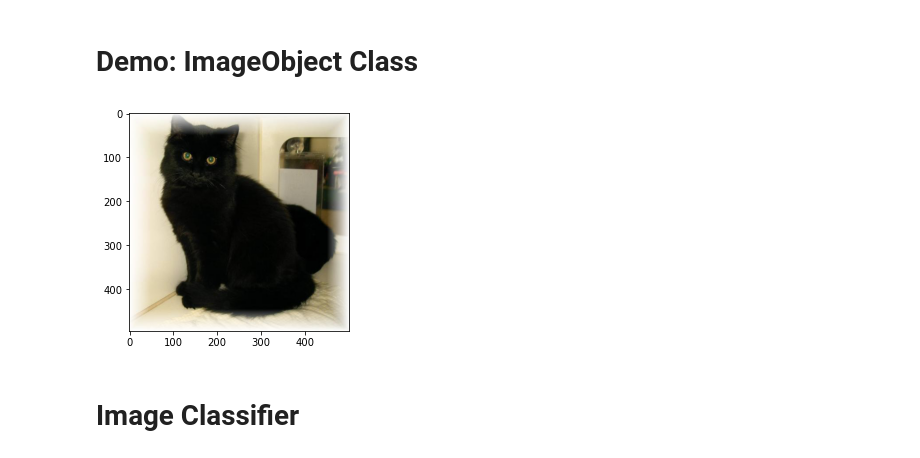
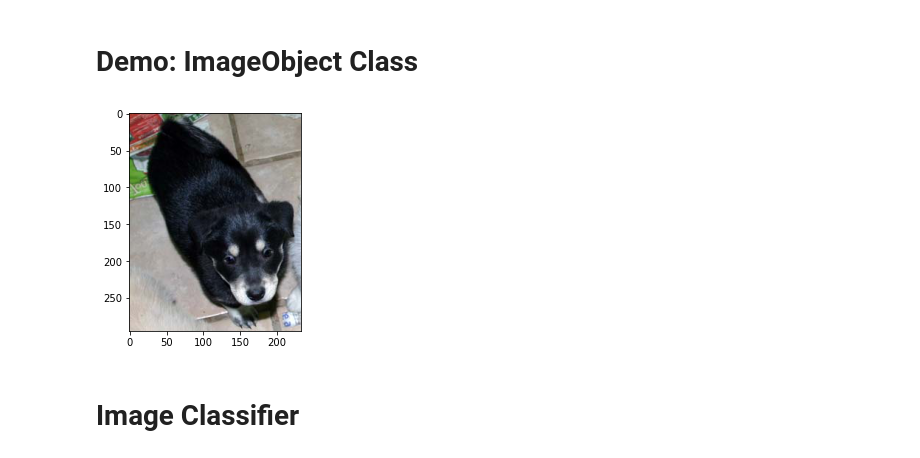
Before and after one commit to UberClifford/BOYS_LOVE_LIME, a Jupyter notebook: OurLIMENotebook.ipynb, the cells around one changed output. Saved outputs shown, nothing was run; the diff lists cells and outputs as text; code cells hidden in the pictures.

```diff
--- a/OurLIMENotebook.ipynb
+++ b/OurLIMENotebook.ipynb
@@ -50,12 +50,13 @@ Device: cuda
 # %% [markdown]
 # Demo: ImageObject Class
 # %%
-#pick random cat image
-random_cat_image = get_image(CAT_IMG_PATH)
-ImageObjectDemo = our_lime.ImageObject(random_cat_image)
+#pick random image
+#random_image = get_image(CAT_IMG_PATH)
+random_image = get_image(DOG_IMG_PATH)
+ImageObjectDemo = our_lime.ImageObject(random_image)
 ImageObjectDemo.show()
 # %% [output]
-[figure, old version]
+[figure, new version]
 # %% [markdown]
 # Image Classifier
 # %%
```
Also changed, not shown: parts of 7 cells of this notebook, 1 other file.
